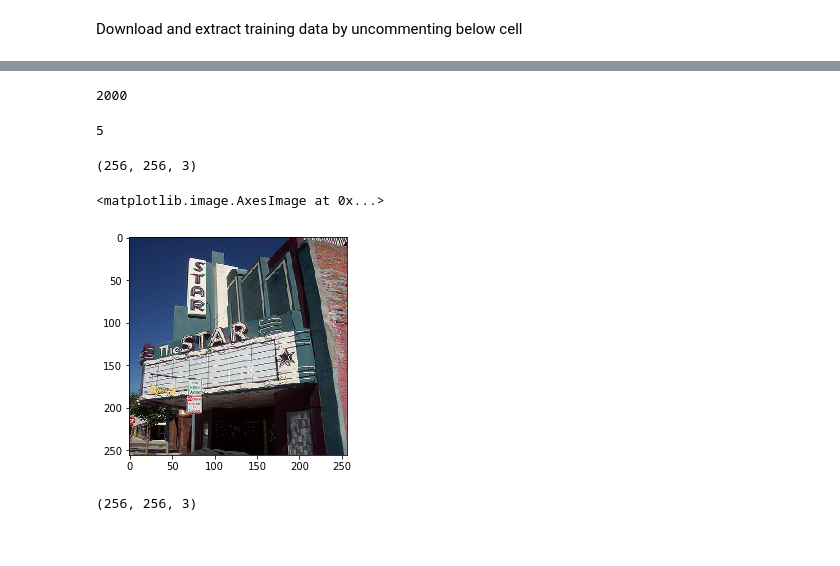
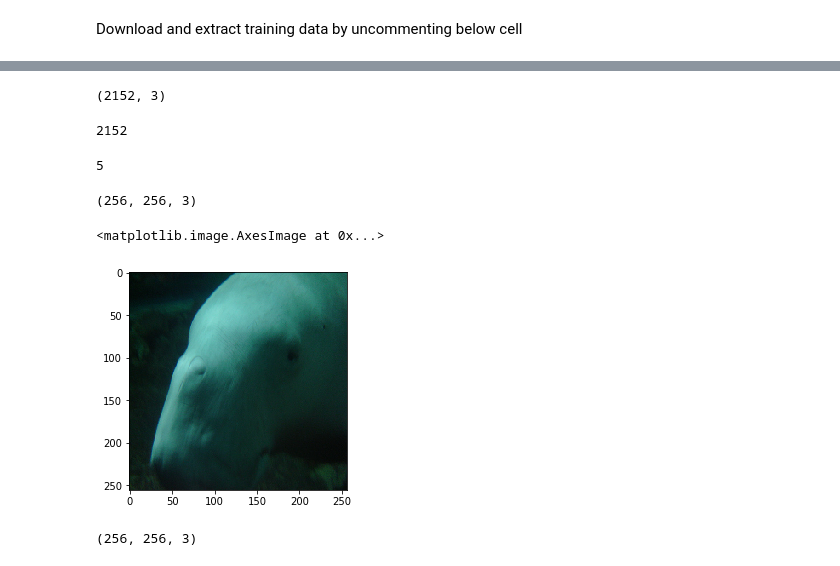
Before and after one commit to rajatdv/SuperResolution-with-Perceptual-loss, a Jupyter notebook: SR-4X.ipynb, the cells around one changed output, grey strips where cells are left out. Drawn from its saved outputs; the diff is of its cells as text; code cells hidden in the pictures.

```diff
--- a/SR-4X.ipynb
+++ b/SR-4X.ipynb
@@ -38,5 +36,10 @@ n = len(img_list); n
+# %%
+train_df=pd.read_csv('train_data.csv')
+train_df.shape
+# %% [output]
+(2152, 3)
 # %%
-train_list=random.sample(img_list,2000)
+train_list=train_df.ids
 len(train_list)
 # %% [output]
-2000
+2152
@@ -58,13 +57,13 @@ def read_image(img_path):
     img_hr = cv2.resize(img, (input_size*4,input_size*4),interpolation=cv2.INTER_CUBIC)
     return img_lr,img_hr
 # %%
-_,img=read_image(img_list[3])
+_,img=read_image(train_list[3])
 print(img.shape)
 plt.imshow(img)
 # %% [output]
 (256, 256, 3)
 <matplotlib.image.AxesImage at 0x...>
-[figure, old version]
+[figure, new version]
 # %%
 _,img=read_image(val_list[0])
 print(img.shape)
```
Also changed, not shown: parts of 18 cells of this notebook, 2 other files.
